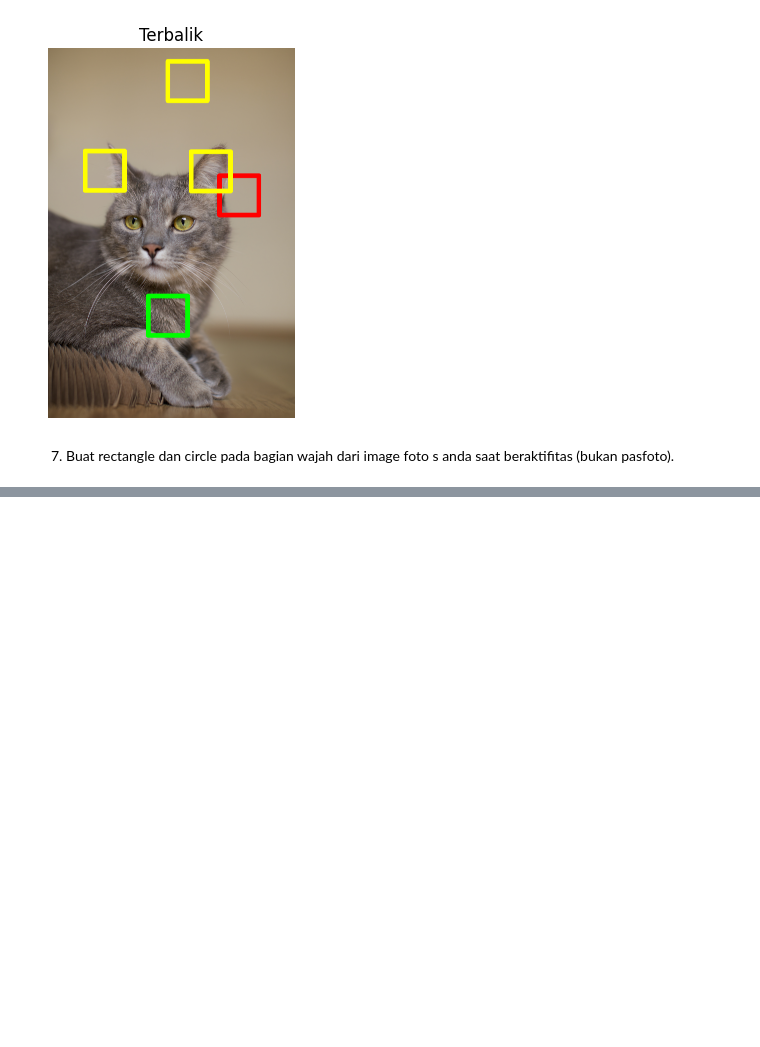
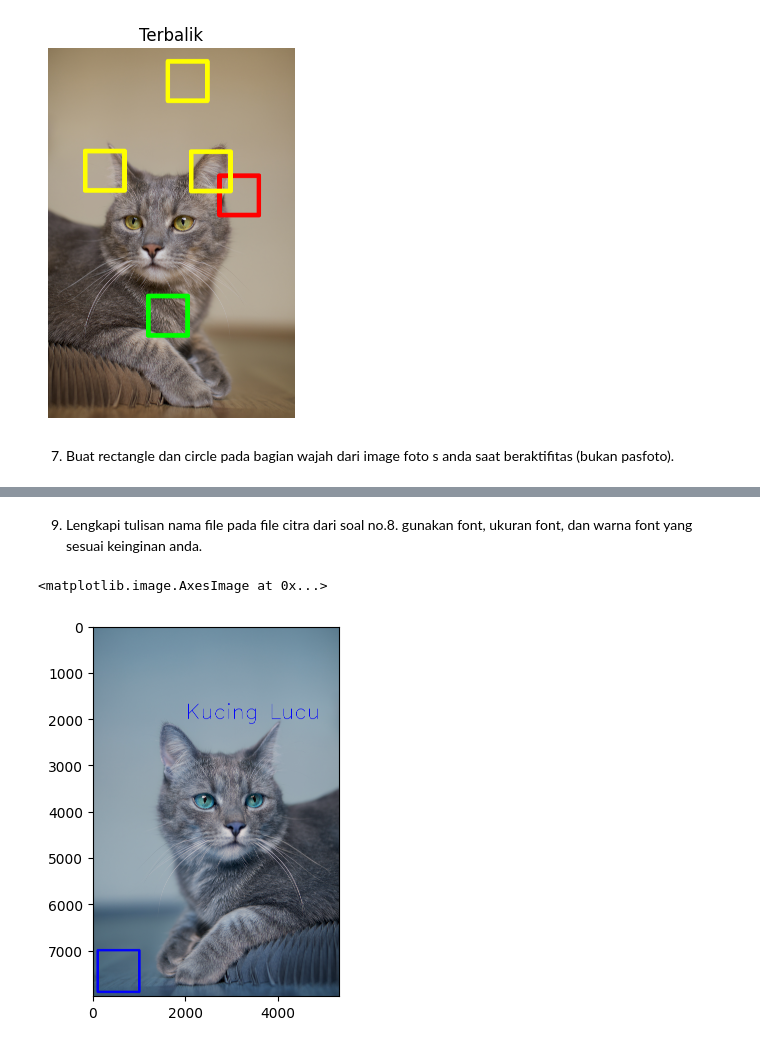
Before and after one commit to rafiirajendra/PCVK, a Jupyter notebook: Week2.ipynb, the cells around one changed output, grey strips where cells are left out. Drawn from its saved outputs; the diff is of its cells as text; code cells hidden in the pictures; blank space fills up the shorter version.

Commit message:
TUGAS PRAKTIKUM D3 Soal No 9

```diff
--- a/Week2.ipynb
+++ b/Week2.ipynb
@@ -311,0 +325,9 @@ plt.show()
+# %% [markdown]
+9. Lengkapi tulisan nama file pada file citra dari soal no.8. gunakan font, ukuran font, dan warna font yang sesuai keinginan anda.
+# %%
+font= cv.FONT_HERSHEY_SIMPLEX
+cv.putText(img,text='Kucing Lucu',org=(2000,2000),fontFace=font,fontScale=15,color=(0,0,255),thickness=12,lineType=cv.LINE_AA)
+plt.imshow(img)
+# %% [output]
+<matplotlib.image.AxesImage at 0x...>
+[figure, added]
```
Also changed, not shown: parts of 3 cells of this notebook.
